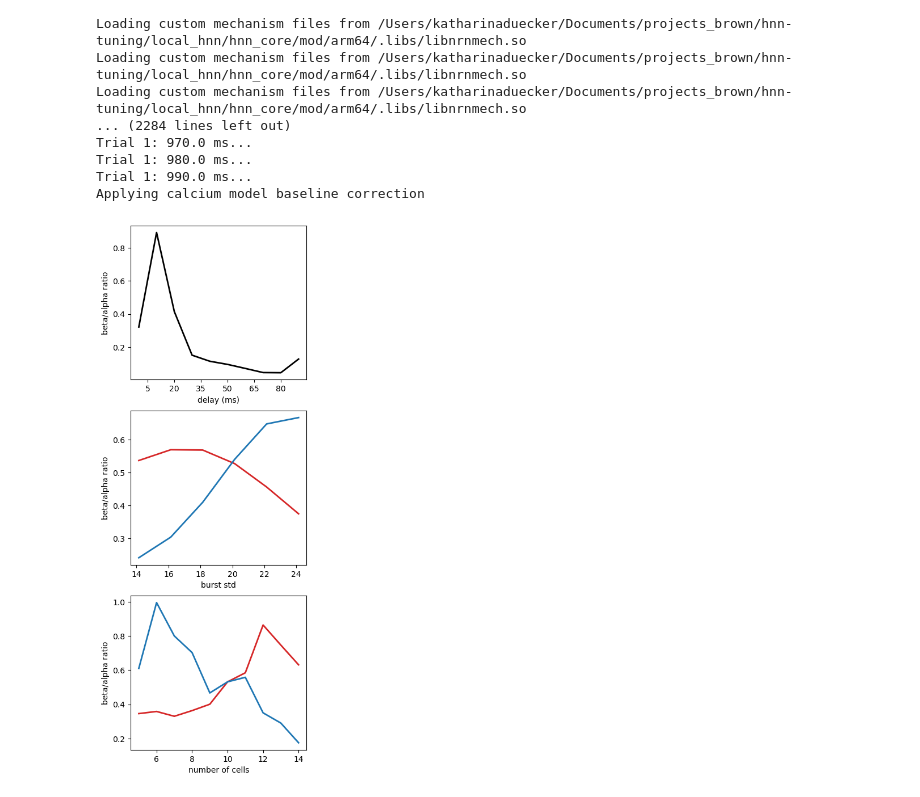
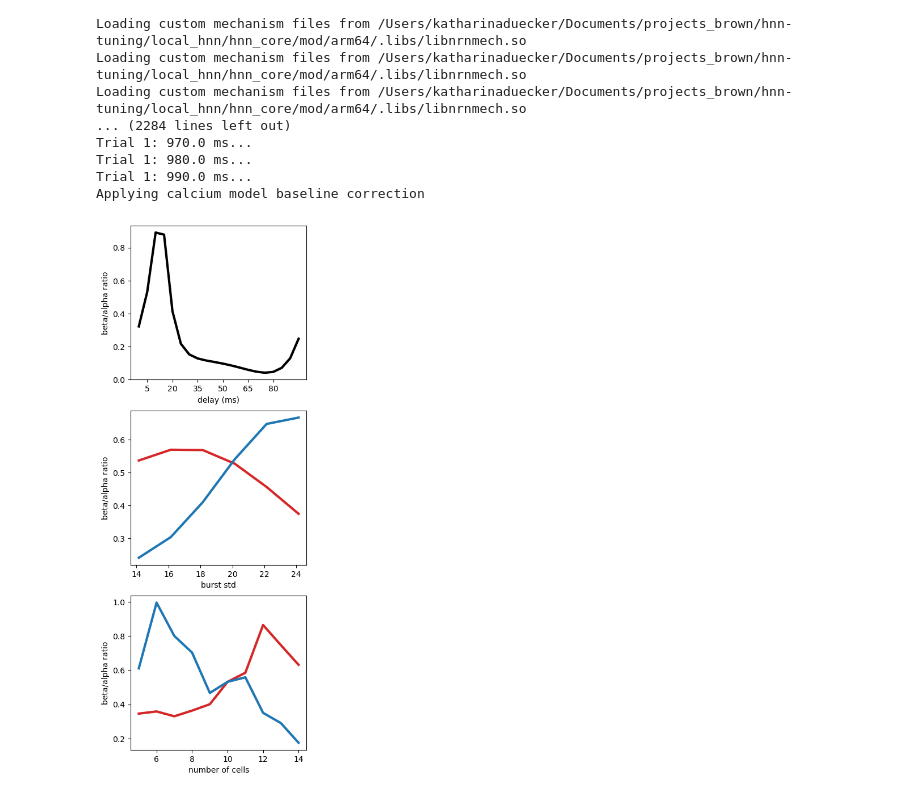
Before and after one commit to jonescompneurolab/hnn-tuning, a Jupyter notebook: new_model_HNN/alpha_beta/alpha_beta_complx_all_settings.ipynb, the cells around one changed output. Drawn from its saved outputs; the diff is of its cells as text; code cells hidden in the pictures.

Commit message:
alpha beta sim

```diff
--- a/new_model_HNN/alpha_beta/alpha_beta_complx_all_settings.ipynb
+++ b/new_model_HNN/alpha_beta/alpha_beta_complx_all_settings.ipynb
@@ -133,7 +133,7 @@ fs = dpl.sfreq
 ts_vec = dpl.times
 N = len(ts_vec)
 
-f, P = signal.welch(dpl.data['agg'], fs=fs, window='hann', nperseg=N/2, noverlap=0, nfft=N/2, return_onesided=True, scaling='spectrum')
+f, P = signal.welch(dpl.data['agg'], fs=fs, window='hann', nperseg=N/2, noverlap=N/4, nfft=N/2, return_onesided=True, scaling='spectrum')
 
 # normalize the power spectrum
 P *= (f/f[-1])
@@ -346,7 +348,7 @@ fig.savefig(os.path.join(pathfig, f'symmetry_index_10_trials_{which_model}_{whic
 # Delay between proximal and distal input -> alpha/beta ratio?
 from scipy.signal import periodogram
 import pickle
-delays = np.arange(0, 96, 10)
+delays = np.arange(0, 96, 5)
 alpha_beta_ratio = np.zeros(len(delays))
 for i, delay in enumerate(delays):
 
@@ -576,33 +578,33 @@ Applying calcium model baseline correction
 # %%
 with open(f'delay_ratio_{which_model}_{which_setting}.pkl', 'rb') as f:
     delay_ratio = pickle.load(f)
 
 fig, ax = plt.subplots(3, 1, figsize=(4, 12))
-ax[0].plot(delay_ratio['delay'], delay_ratio['alpha_beta_ratio'], 'k', linewidth=2)
+ax[0].plot(delay_ratio['delay'], delay_ratio['alpha_beta_ratio'], 'k', linewidth=3)
 ax[0].set_xlabel('delay (ms)')
 ax[0].set_ylabel('beta/alpha ratio')
 ax[0].set_xticks(np.arange(5, 91, 15))
 
 
 with open(f'burst_std_ratio_{which_model}_{which_setting}.pkl', 'rb') as f:
    burst_std_ratio = pickle.load(f)
 
-ax[1].plot(burst_std_ratio['burst_std'], burst_std_ratio['alpha_beta_ratio_prox'], 'tab:red', label='vary FF', linewidth=2)
-ax[1].plot(burst_std_ratio['burst_std'], burst_std_ratio['alpha_beta_ratio_dist'], 'tab:blue', label='vary FB', linewidth=2)
+ax[1].plot(burst_std_ratio['burst_std'], burst_std_ratio['alpha_beta_ratio_prox'], 'tab:red', label='vary FF', linewidth=3)
+ax[1].plot(burst_std_ratio['burst_std'], burst_std_ratio['alpha_beta_ratio_dist'], 'tab:blue', label='vary FB', linewidth=3)
 
 
 with open(f'num_cells_ratio_{which_model}_{which_setting}.pkl', 'rb') as f:
     num_cells_ratio = pickle.load(f)
 
-ax[2].plot(num_cells_ratio['num_cells'], num_cells_ratio['alpha_beta_ratio_prox'], 'tab:red', label='vary FF', linewidth=2)
-ax[2].plot(num_cells_ratio['num_cells'], num_cells_ratio['alpha_beta_ratio_dist'], 'tab:blue', label='vary FB', linewidth=2)
+ax[2].plot(num_cells_ratio['num_cells'], num_cells_ratio['alpha_beta_ratio_prox'], 'tab:red', label='vary FF', linewidth=3)
+ax[2].plot(num_cells_ratio['num_cells'], num_cells_ratio['alpha_beta_ratio_dist'], 'tab:blue', label='vary FB', linewidth=3)
 ax[2].set_xlabel('number of cells')
 ax[1].set_xlabel('burst std')
 
 for a in ax:
     a.set_ylabel('beta/alpha ratio')
 
 fig.savefig(os.path.join(pathfig, f'alpha_beta_ratio_{which_model}_{which_setting}.png'), dpi=300)
 fig.savefig(os.path.join(pathfig, f'alpha_beta_ratio_{which_model}_{which_setting}.pdf'), dpi=300)
 # %% [output]
-[figure, old version]
+[figure, new version]
```
Also changed, not shown: parts of 17 cells of this notebook.
